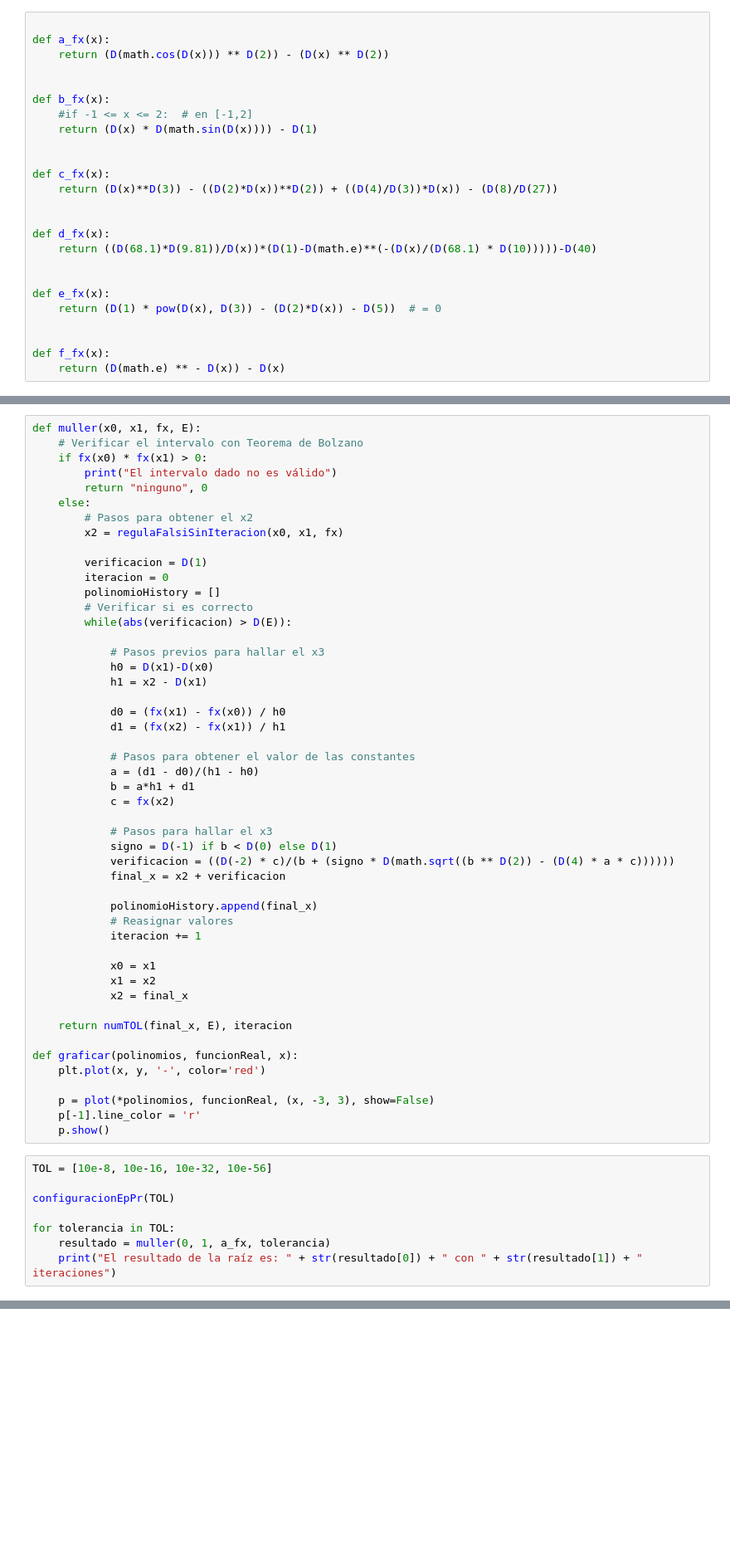
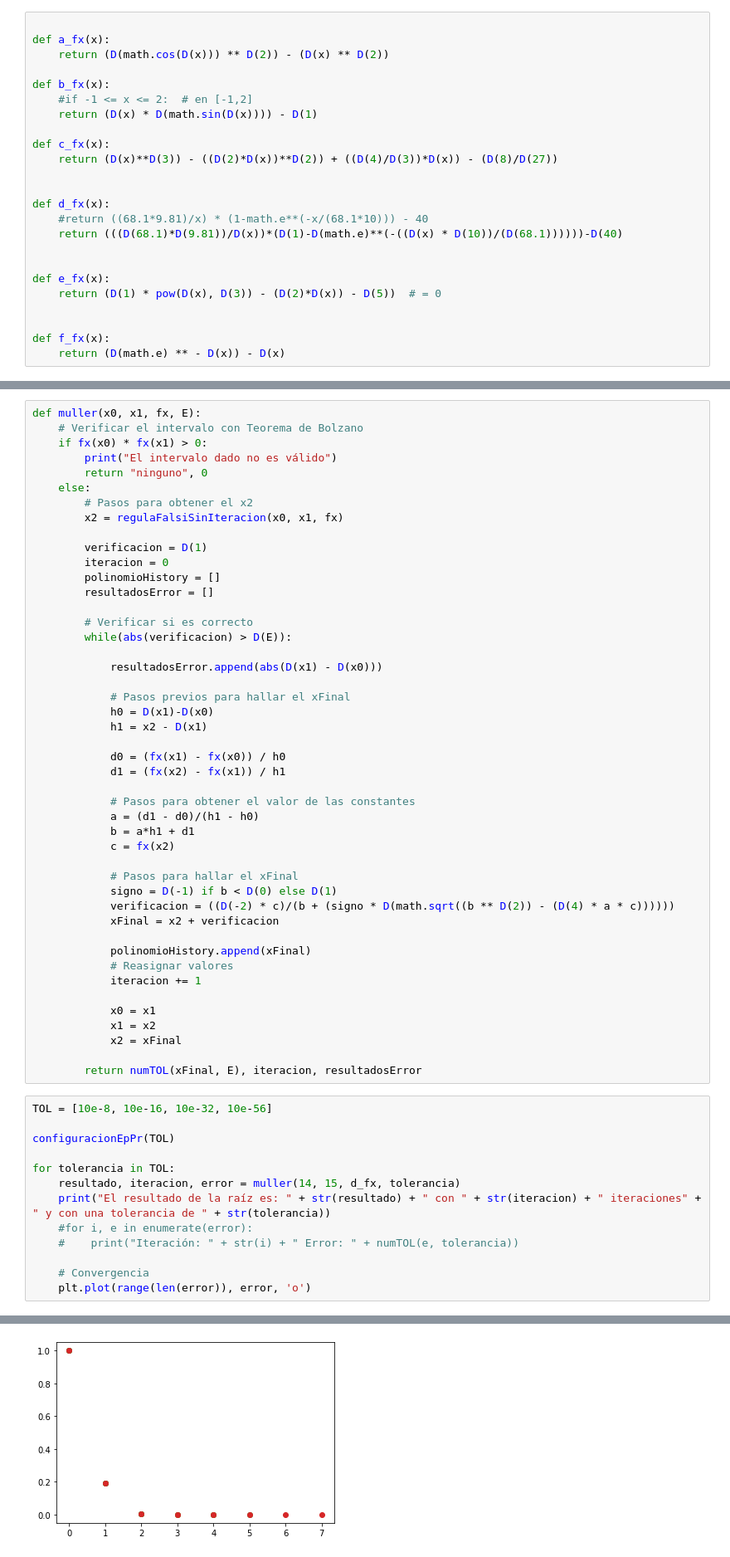
Before and after one commit to jpablo-ortiz/Analisis_Numerico_1057_2130, a Jupyter notebook: Talleres/Taller 1/muller.ipynb, the cells around one changed output, grey strips where cells are left out. Shown at 83% size. Drawn from its saved outputs; the diff is of its cells as text; blank space fills up the shorter version.

Commit message:
taller 1 finalizado

```diff
--- a/Talleres/Taller 1/muller.ipynb
+++ b/Talleres/Taller 1/muller.ipynb
@@ -48,18 +48,17 @@ def numTOL(numero, tolerancia, cantidadExtraDecimales=2):
 def a_fx(x):
     return (D(math.cos(D(x))) ** D(2)) - (D(x) ** D(2))
 
-
 def b_fx(x):
     #if -1 <= x <= 2:  # en [-1,2]
     return (D(x) * D(math.sin(D(x)))) - D(1)
-
 
 def c_fx(x):
     return (D(x)**D(3)) - ((D(2)*D(x))**D(2)) + ((D(4)/D(3))*D(x)) - (D(8)/D(27))
 
 
 def d_fx(x):
-    return ((D(68.1)*D(9.81))/D(x))*(D(1)-D(math.e)**(-(D(x)/(D(68.1) * D(10)))))-D(40)
+    #return ((68.1*9.81)/x) * (1-math.e**(-x/(68.1*10))) - 40
+    return (((D(68.1)*D(9.81))/D(x))*(D(1)-D(math.e)**(-((D(x) * D(10))/(D(68.1))))))-D(40)
 
 
 def e_fx(x):
@@ -92,10 +91,14 @@ def muller(x0, x1, fx, E):
         verificacion = D(1)
         iteracion = 0
         polinomioHistory = []
+        resultadosError = []
+
         # Verificar si es correcto
         while(abs(verificacion) > D(E)):
 
-            # Pasos previos para hallar el x3
+            resultadosError.append(abs(D(x1) - D(x0)))
+
+            # Pasos previos para hallar el xFinal
             h0 = D(x1)-D(x0)
             h1 = x2 - D(x1)
 
@@ -107,33 +110,31 @@ def muller(x0, x1, fx, E):
             b = a*h1 + d1
             c = fx(x2)
 
-            # Pasos para hallar el x3
+            # Pasos para hallar el xFinal
             signo = D(-1) if b < D(0) else D(1)
             verificacion = ((D(-2) * c)/(b + (signo * D(math.sqrt((b ** D(2)) - (D(4) * a * c))))))
-            final_x = x2 + verificacion
+            xFinal = x2 + verificacion
 
-            polinomioHistory.append(final_x)
+            polinomioHistory.append(xFinal)
             # Reasignar valores
             iteracion += 1
 
             x0 = x1
             x1 = x2
-            x2 = final_x
+            x2 = xFinal
 
-    return numTOL(final_x, E), iteracion
-
-def graficar(polinomios, funcionReal, x):
-    plt.plot(x, y, '-', color='red')
-
-    p = plot(*polinomios, funcionReal, (x, -3, 3), show=False)
-    p[-1].line_color = 'r'
-    p.show()
+        return numTOL(xFinal, E), iteracion, resultadosError
 # %%
 TOL = [10e-8, 10e-16, 10e-32, 10e-56]
 
 configuracionEpPr(TOL)
 
 for tolerancia in TOL:
-    resultado = muller(0, 1, a_fx, tolerancia)
-    print("El resultado de la raíz es: " + str(resultado[0]) + " con " + str(resultado[1]) + " iteraciones")
+    resultado, iteracion, error = muller(14, 15, d_fx, tolerancia)
+    print("El resultado de la raíz es: " + str(resultado) + " con " + str(iteracion) + " iteraciones" + " y con una tolerancia de " + str(tolerancia))
+    #for i, e in enumerate(error):
+    #    print("Iteración: " + str(i) + " Error: " + numTOL(e, tolerancia))
+
+    # Convergencia
+    plt.plot(range(len(error)), error, 'o')
 # %% [output]
@@ -147,0 +145 @@ El resultado de la raíz es: ninguno con 0 iteraciones
+[figure, added]
```
Also changed, not shown: parts of 1 cell of this notebook, 3 other files.
